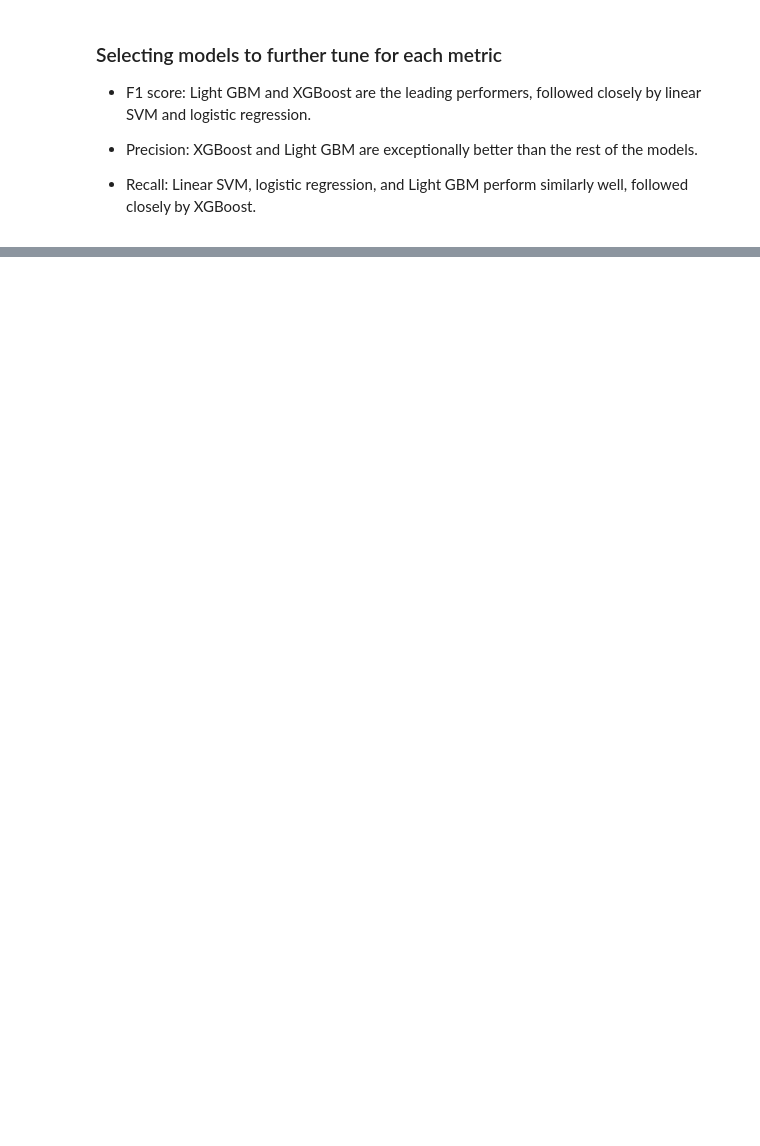
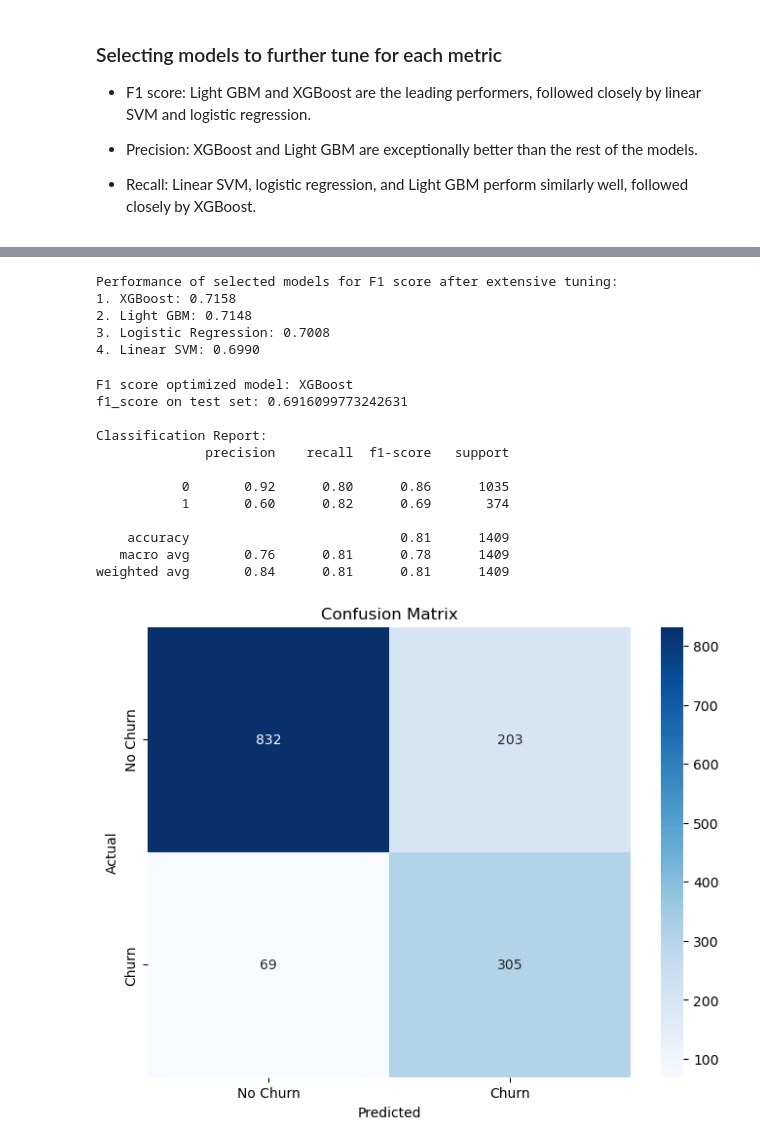
Before and after one commit to seckinadali/telco-churn-prediction, a Jupyter notebook: notebooks/03_model_development.ipynb, the cells around one changed output, grey strips where cells are left out. Cells and saved outputs as stored; diff of their text form; code cells hidden in the pictures; blank space fills up the shorter version.

Commit message:
Add second round of tuning for F1 score optimization

```diff
--- a/notebooks/03_model_development.ipynb
+++ b/notebooks/03_model_development.ipynb
@@ -779,0 +885,55 @@ Corrections, comments, or suggestions are welcome!
+# %%
+f1_extensive_tune_results = []
+
+f1_extensive_tune_results.append(extensive_tune_model(
+    LogisticRegression(random_state=42),
+    lr_extensive_params, f1_scorer, 'Logistic Regression'
+))
+
+f1_extensive_tune_results.append(extensive_tune_model(
+    LinearSVC(random_state=42, dual=False),
+    svm_extensive_params, f1_scorer, 'Linear SVM'
+))
+
+f1_extensive_tune_results.append(extensive_tune_model(
+    xgb.XGBClassifier(random_state=42, eval_metric='logloss', n_jobs=-1),
+    xgb_extensive_params, f1_scorer, 'XGBoost'
+))
+
+f1_extensive_tune_results.append(extensive_tune_model(
+    lgb.LGBMClassifier(random_state=42, verbose=-1),
+    lgb_extensive_params, f1_scorer, 'Light GBM'
+))
+# %%
+# Sort results by F1 score
+f1_extensive_tune_results.sort(key=lambda x: x['best_score'], reverse=True)
+
+# Display top models
+print("Performance of selected models for F1 score after extensive tuning:")
+for i, result in enumerate(f1_extensive_tune_results):
+    print(f"{i+1}. {result['model_name']}: {result['best_score']:.4f}")
+# %% [output]
+Performance of selected models for F1 score after extensive tuning:
+1. XGBoost: 0.7158
+2. Light GBM: 0.7148
+3. Logistic Regression: 0.7008
+4. Linear SVM: 0.6990
+# %%
+# Evaluate final result of F1 optimization on test set
+final_f1_model = f1_extensive_tune_results[0]
+print(f"F1 score optimized model: {final_f1_model['model_name']}")
+evaluate_model(final_f1_model['best_estimator'], score=f1_score)
+# %% [output]
+F1 score optimized model: XGBoost
+f1_score on test set: 0.6916099773242631
+
+Classification Report:
+              precision    recall  f1-score   support
+
+           0       0.92      0.80      0.86      1035
+           1       0.60      0.82      0.69       374
+
+    accuracy                           0.81      1409
+   macro avg       0.76      0.81      0.78      1409
+weighted avg       0.84      0.81      0.81      1409
+[figure, added]
```
Also changed, not shown: parts of 18 cells of this notebook.
